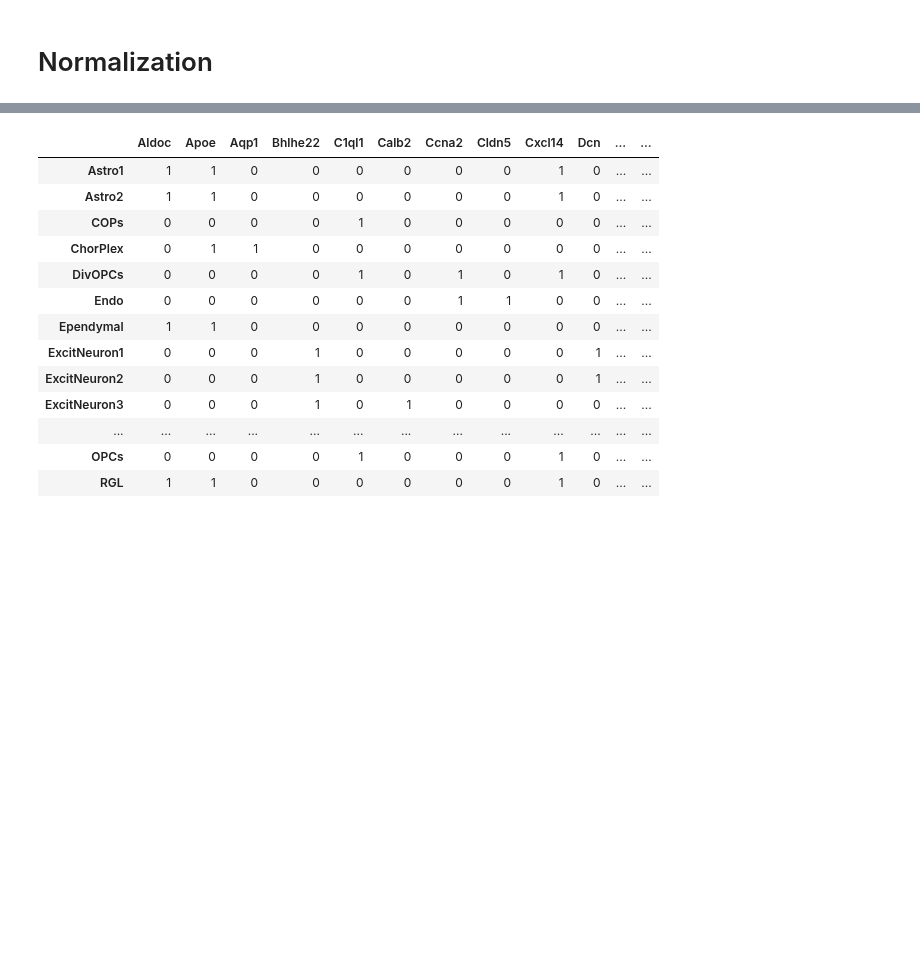
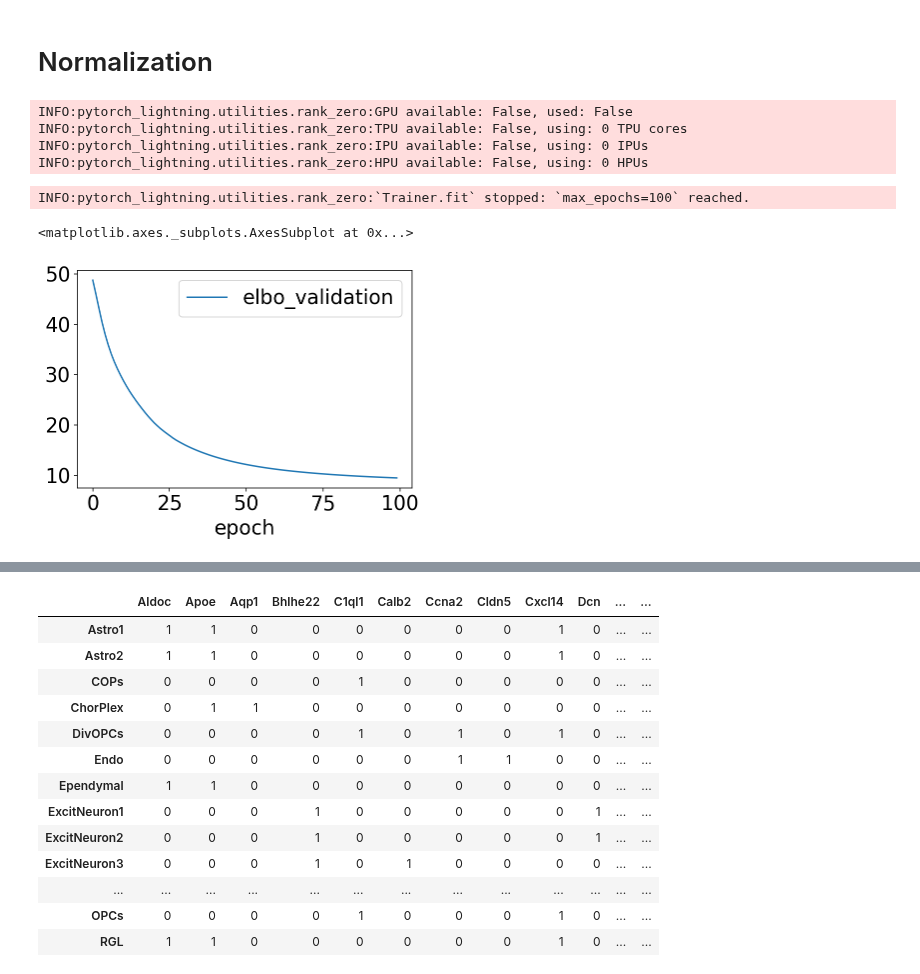
Before and after one commit to sbooeshaghi/azucar, a Jupyter notebook: analysis/brain/biologics.ipynb, the cells around one changed output, grey strips where cells are left out. Cells and saved outputs as stored; diff of their text form; code cells hidden in the pictures; blank space fills up the shorter version.

```diff
--- a/analysis/brain/biologics.ipynb
+++ b/analysis/brain/biologics.ipynb
@@ -51,6 +52,9 @@ r1.var.index = r1.var["gene_name"].astype(str) + "_" + r1.var.index.astype(str)
 r2 = anndata.read_h5ad("rep2.h5ad")
 r2.layers["raw"] = r2.X
 r2.var.index = r2.var["gene_name"].astype(str) + "_" + r2.var.index.astype(str)
+# %%
+r1.obs["size_factor"] = r1.layers["raw"].sum(1) / r1.layers["raw"].sum(1).mean()
+r2.obs["size_factor"] = r2.layers["raw"].sum(1) / r2.layers["raw"].sum(1).mean()
 # %%
 print(f"Replicate 1: {r1.shape}")
 print(f"Replicate 2: {r2.shape}")
@@ -196,0 +204,15 @@ r2m.layers["PFlog1pPFm"] = normalize(r2m.layers["log1pPFm"], norm="l1")*r2m.laye
+# %%
+r1m.X = r1m.layers["raw"].copy()
+model = CellAssign(r1m, df.T)
+model.train(max_epochs=100)
+# %% [output]
+INFO:pytorch_lightning.utilities.rank_zero:GPU available: False, used: False
+INFO:pytorch_lightning.utilities.rank_zero:TPU available: False, using: 0 TPU cores
+INFO:pytorch_lightning.utilities.rank_zero:IPU available: False, using: 0 IPUs
+INFO:pytorch_lightning.utilities.rank_zero:HPU available: False, using: 0 HPUs
+INFO:pytorch_lightning.utilities.rank_zero:`Trainer.fit` stopped: `max_epochs=100` reached.
+# %%
+model.history["elbo_validation"].plot()
+# %% [output]
+<matplotlib.axes._subplots.AxesSubplot at 0x...>
+[figure, added]
```
Also changed, not shown: parts of 10 cells of this notebook.
